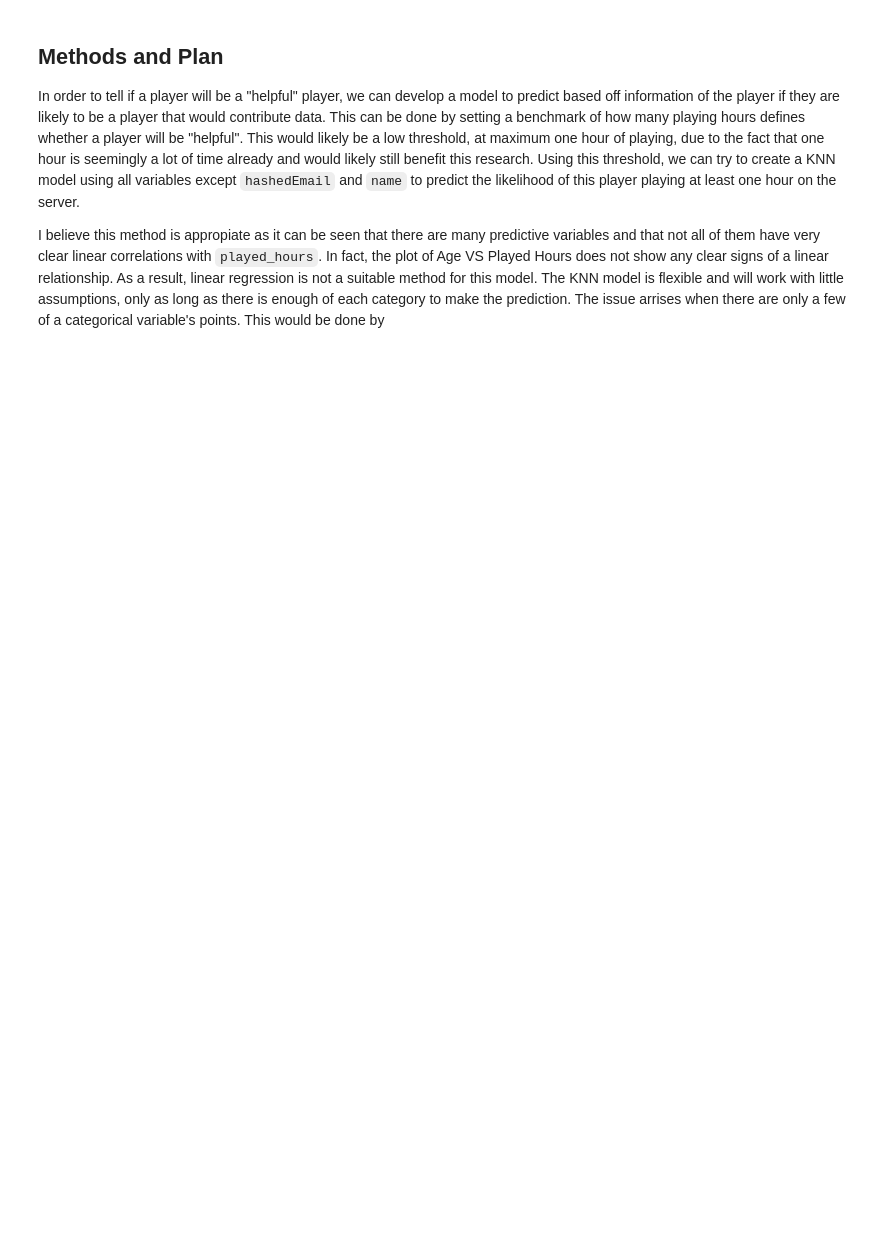
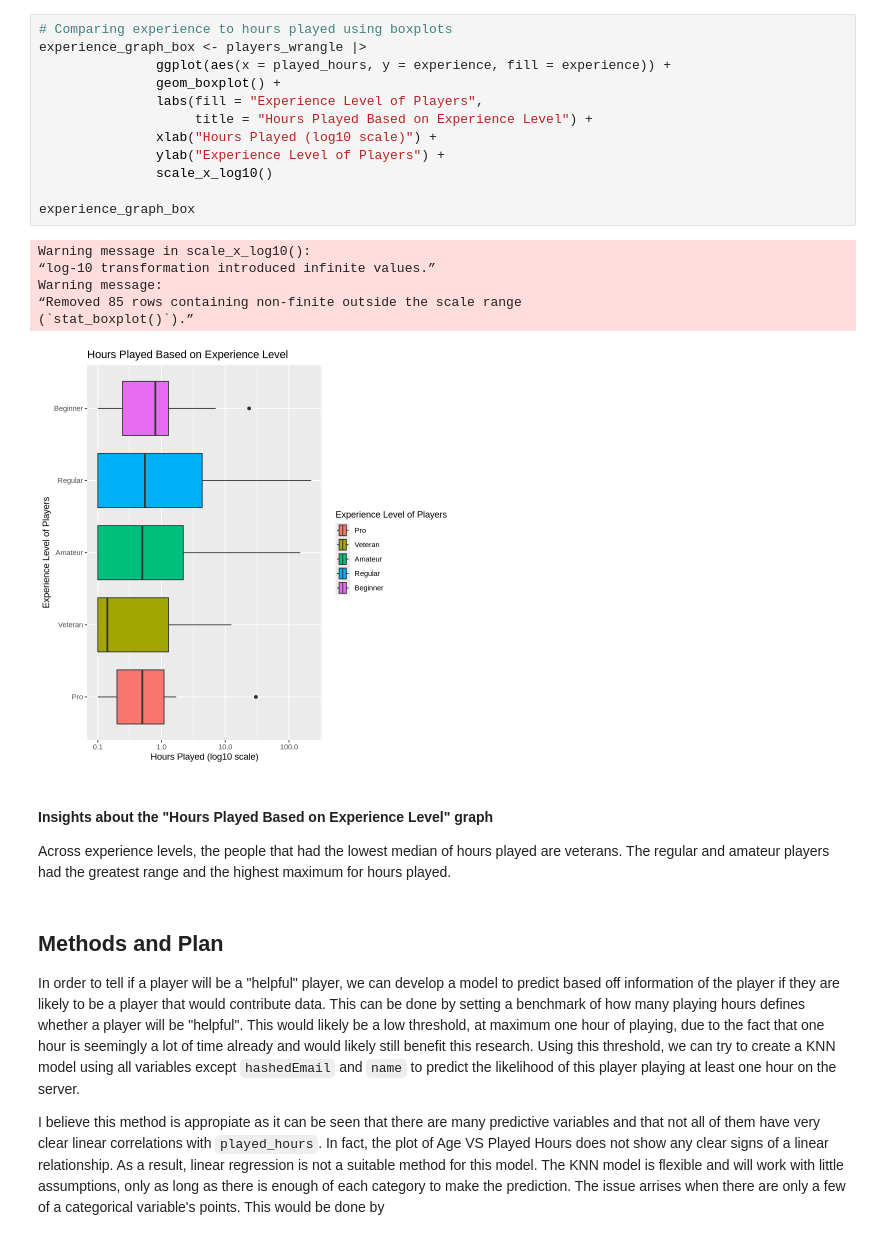
Before and after one commit to sophiaymeng/video_game_research, a Jupyter notebook: wrangle_visual.ipynb, the cells around one changed output. Saved outputs shown, nothing was run; the diff lists cells and outputs as text; blank space fills up the shorter version.

```diff
--- a/wrangle_visual.ipynb
+++ b/wrangle_visual.ipynb
@@ -235,3 +194,25 @@ Warning message:
+# %%
+# Comparing experience to hours played using boxplots
+experience_graph_box <- players_wrangle |>
+               ggplot(aes(x = played_hours, y = experience, fill = experience)) +
+               geom_boxplot() +
+               labs(fill = "Experience Level of Players",
+                    title = "Hours Played Based on Experience Level") +
+               xlab("Hours Played (log10 scale)") +
+               ylab("Experience Level of Players") +
+               scale_x_log10()
+
+experience_graph_box
+# %% [output]
+Warning message in scale_x_log10():
+“log-10 transformation introduced infinite values.”
+Warning message:
+“Removed 85 rows containing non-finite outside the scale range
+(`stat_boxplot()`).”
+[figure, added]
+# %% [markdown]
+#### Insights about the "Hours Played Based on Experience Level" graph
+Across experience levels, the people that had the lowest median of hours played are veterans. The regular and amateur players had the greatest range and the highest maximum for hours played.
 # %% [markdown]
 ## Methods and Plan
 
```
Also changed, not shown: parts of 15 cells of this notebook.
